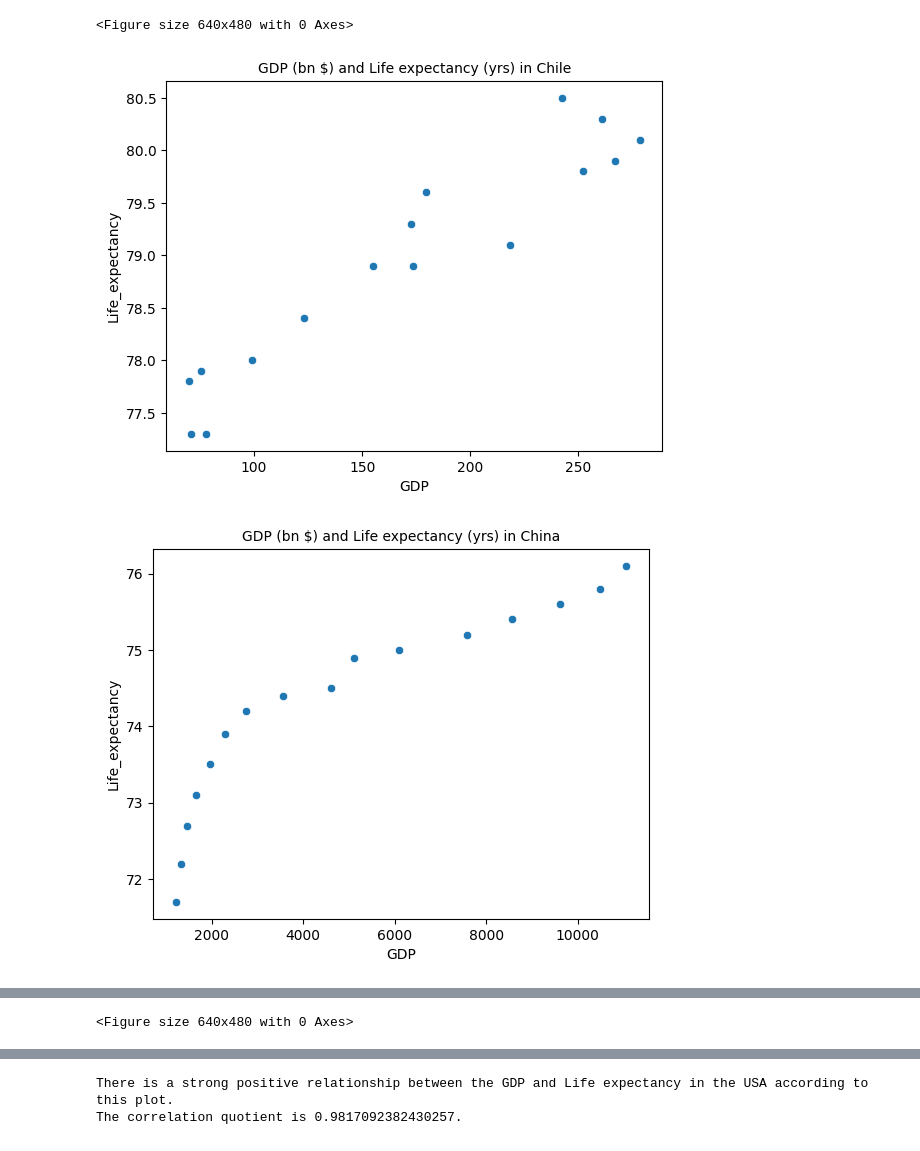
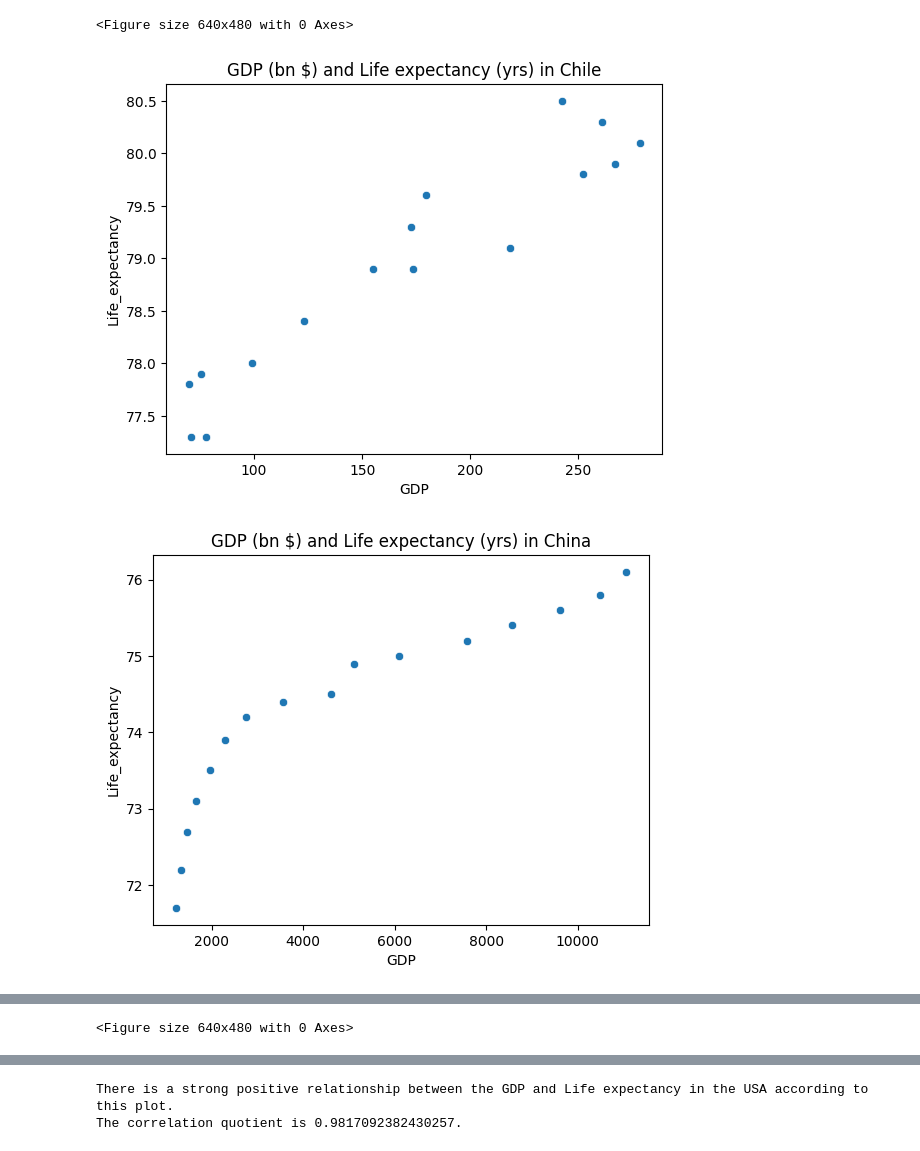
Before and after one commit to LiZoMark841619/GDP_Life_expectancy, a Jupyter notebook: GDP_Life_expectancy/life_expectancy_gdp.ipynb, the cells around one changed output, grey strips where cells are left out. Drawn from its saved outputs; the diff is of its cells as text; code cells hidden in the pictures.

```diff
--- a/GDP_Life_expectancy/life_expectancy_gdp.ipynb
+++ b/GDP_Life_expectancy/life_expectancy_gdp.ipynb
@@ -211,9 +218,9 @@ countries = [chile, china, ger, mex, usa, zimb]
 # %%
 for country in countries:
     sns.scatterplot(x='GDP', y='Life_expectancy', data=country)
-    plt.title(f'GDP (bn $) and Life expectancy (yrs) in {country.Country.unique()[0]}', fontsize=10)
+    plt.title(f'GDP (bn $) and Life expectancy (yrs) in {country.Country.unique()[0]}')
     plt.show()
     plt.clf()
 # %% [output]
-[figure, old version]
+[figure, new version]
-[figure, old version]
+[figure, new version]
```
Also changed, not shown: parts of 6 cells of this notebook.
